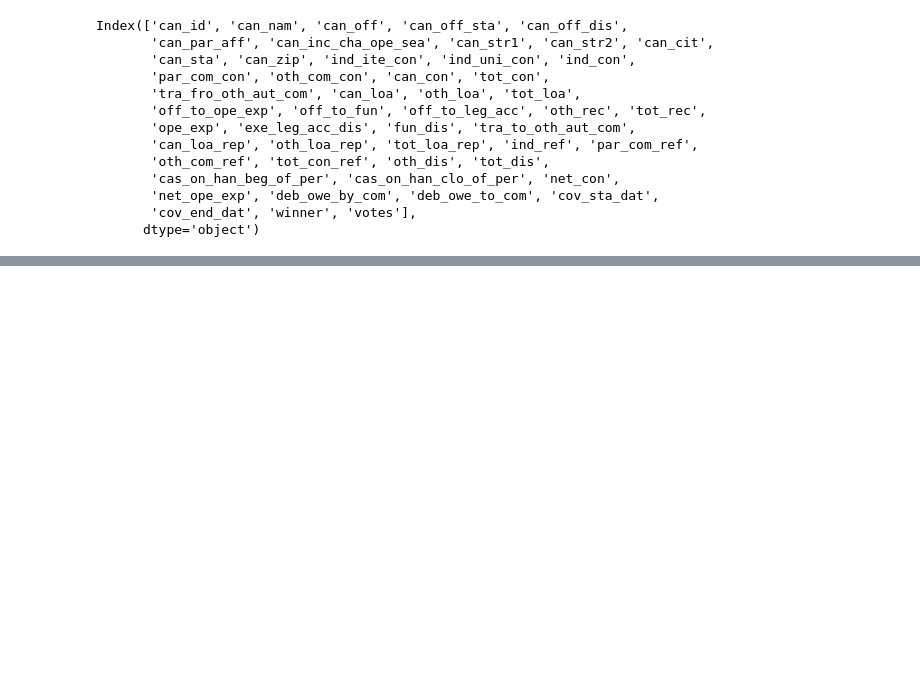
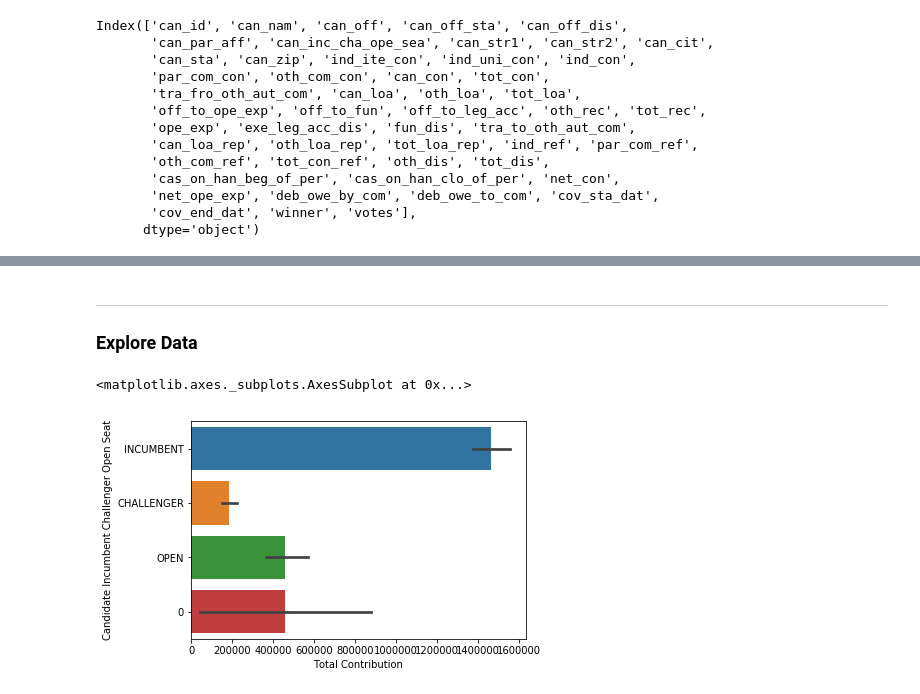
Before and after one commit to AimeeLP/Portfolio, a Jupyter notebook: 2016 US Campaign Data Review.ipynb, the cells around one changed output, grey strips where cells are left out. Drawn from its saved outputs; the diff is of its cells as text; code cells hidden in the pictures; blank space fills up the shorter version.

```diff
--- a/2016 US Campaign Data Review.ipynb
+++ b/2016 US Campaign Data Review.ipynb
@@ -55,0 +102,25 @@ Index(['can_id', 'can_nam', 'can_off', 'can_off_sta', 'can_off_dis',
+# %%
+# drop unwanted columns
+data.drop(['Candidate Street 1','Candidate Street 2','Candidate Loan','Candidate Loan Repayment','Candidate Loan',
+           'Candidate Loan Repayment','Debt Owed by Committee','Debt Owed to Committee',
+           'Exempt Legal Accounting Disbursement','Fundraising Disbursement','Individual Itemized Contribution',
+           'Individual Refund','Individual Unitemized Contribution','Offsets to Fundraising',
+           'Offsets to Legal Accounting','Offsets to Operating Expenditure','Other Committee Contribution',
+           'Other Committee Refund','Other Disbursement','Other Loan','Other Loan Repayment','Other Receipts',
+           'Party Committee Contribution','Party Committee Refund','Transfer from other Authorized Committee',
+           'Transfer to Other Authorized Committee'], axis=1, inplace=True)
+# %%
+# drop all $-signs and commas, replace values in columns with negative numbers and convert all below columns to floats
+data.replace({'\$': '', ',': '', '\(':'-', '\)':''}, regex=True, inplace = True)
+
+cols = ['Individual Contribution', 'Candidate Contribution',
+       'Total Contribution', 'Total Loan', 'Total Receipts',
+       'Operating Expenditure', 'Total Loan Repayment',
+       'Total Contribution Refund', 'Total Disbursement',
+       'Cash on Hand Beginning of Period', 'Cash on Hand Close of Period',
+       'Net Contribution', 'Net Operating Expenditure']
+
+for i in cols:
+    data[i] = data[i].astype(float)
+# %%
+data.fillna(0, inplace=True)
@@ -55,0 +139,6 @@ Index(['can_id', 'can_nam', 'can_off', 'can_off_sta', 'can_off_dis',
+# %%
+CanH = data[(data['Candidate Office'] == 'H')]
+CanS = data[(data['Candidate Office'] == 'S')]
+CanP = data[(data['Candidate Office'] == 'P')]
+
+NotP = data[(data['Candidate Office'] != 'P')]
@@ -55,0 +151,8 @@ Index(['can_id', 'can_nam', 'can_off', 'can_off_sta', 'can_off_dis',
+# %% [markdown]
+********
+### Explore Data
+# %%
+sns.barplot(x ='Total Contribution', y='Candidate Incumbent Challenger Open Seat', data=CanH)
+# %% [output]
+<matplotlib.axes._subplots.AxesSubplot at 0x...>
+[figure, added]
```
Also changed, not shown: parts of 24 cells of this notebook.
